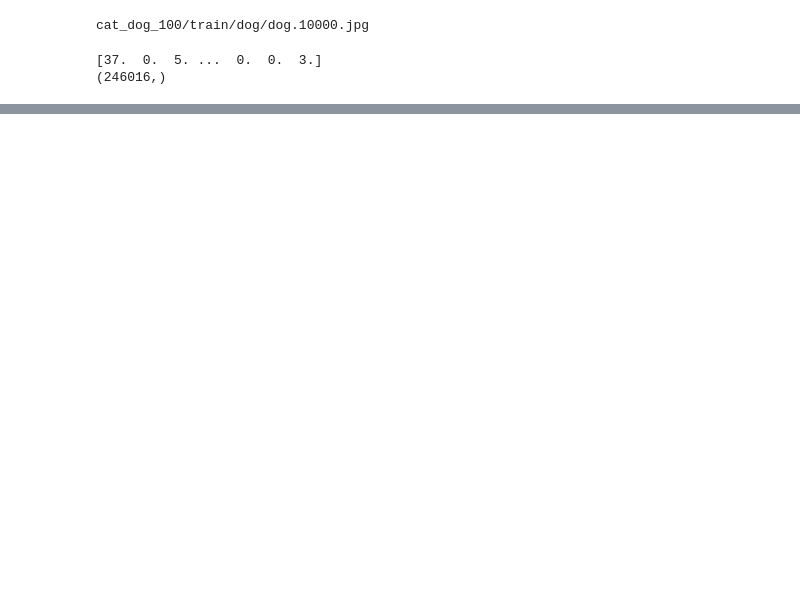
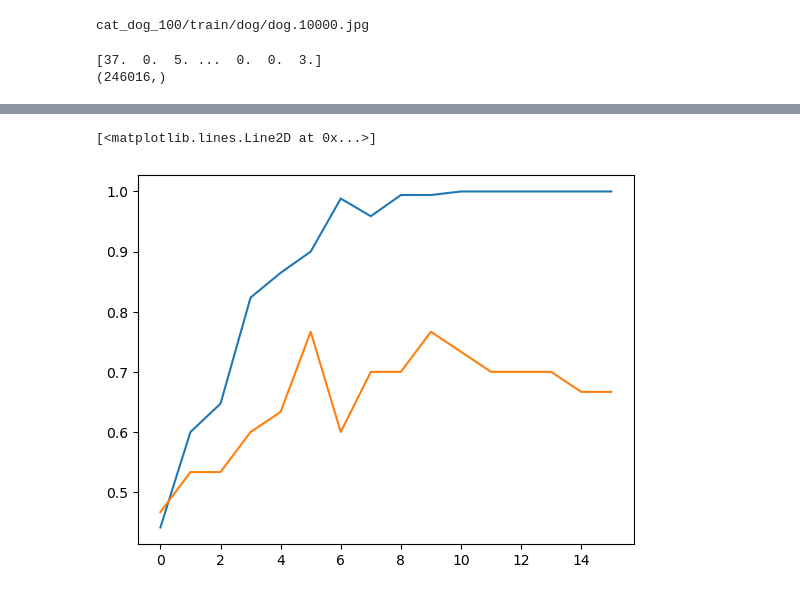
Before and after one commit to Fiuva/Dog-vs-Cat, a Jupyter notebook: Pruebas.ipynb, the cells around one changed output, grey strips where cells are left out. Cells and saved outputs as stored; diff of their text form; code cells hidden in the pictures; blank space fills up the shorter version.

```diff
--- a/Pruebas.ipynb
+++ b/Pruebas.ipynb
@@ -130,0 +185,6 @@ Xtest = np.array(Xtest)
+# %%
+plt.plot(historial['acc'])
+plt.plot(historial['val_acc'])
+# %% [output]
+[<matplotlib.lines.Line2D at 0x...>]
+[figure, added]
```
Also changed, not shown: parts of 15 cells of this notebook.
